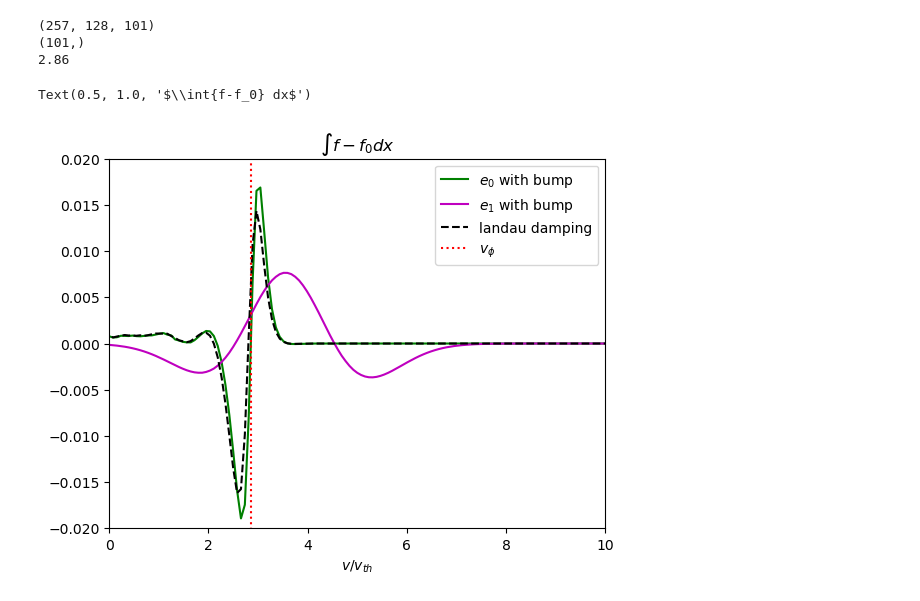
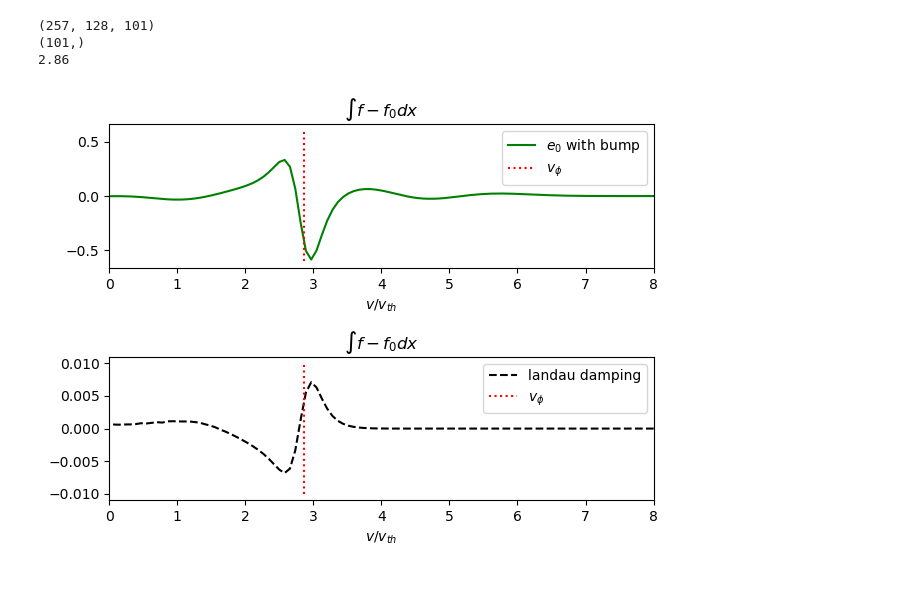
Before and after one commit to hasithperera/PHYS_783, a Jupyter notebook: vp/out/compare_run8.ipynb, the cells around one changed output. Saved outputs shown, nothing was run; the diff lists cells and outputs as text; code cells hidden in the pictures.

```diff
--- a/vp/out/compare_run8.ipynb
+++ b/vp/out/compare_run8.ipynb
@@ -6,8 +6,8 @@ import matplotlib.pyplot as plt
 
 
 
-dat_0 = sp.io.loadmat('./exp_8_0_data_f.mat')
-dat_1 = sp.io.loadmat('./exp_8_1_data_f.mat')
+dat_0 = sp.io.loadmat('./exp_8_6_data_f.mat')
+dat_1 = sp.io.loadmat('./exp_8_5_data_f.mat')
 # %%
 vx_ax = dat_0['v_ax'][0,:]
 x_ax = dat_0['x_ax'][0,:]
@@ -17,9 +17,11 @@ v_phi = dat_0['v_phi'][0,0]
 f1_0 = dat_0['f1']
 
 ## get exp 2 data
-
-f1_1 = dat_1['f1']
-f3_1 = dat_1['f3']
+try:
+    f1_1 = dat_1['f1']
+    f3_1 = dat_1['f3']
+except:
+    pass
 # %%
 print(f1_0.shape)
 print(t_ax.shape)
@@ -30,19 +32,31 @@ print(v_phi)
 2.86
 # %%
 
-y_lim = .03
+y_lim = .6
 
+plt.subplot(211)
 plt.plot(vx_ax,np.sum(f1_1[:,:,-1],axis=1)-np.sum(f1_1[:,:,0],axis=1),'g',label='$e_0$ with bump')
-plt.plot(vx_ax,np.sum(f3_1[:,:,-1],axis=1)-np.sum(f3_1[:,:,0],axis=1),'m',label='$e_1$ with bump')
-plt.plot(vx_ax,np.sum(f1_0[:,:,-1],axis=1)-np.sum(f1_0[:,:,0],axis=1),'--k',label='landau damping')
+#plt.plot(vx_ax,np.sum(f3_1[:,:,-1],axis=1)-np.sum(f3_1[:,:,0],axis=1),'m',label='$e_1$ with bump')
+
+plt.plot([v_phi,v_phi],[-y_lim,y_lim],':r',label='$v_\phi$')
+plt.legend(loc='upper right')
+plt.xlim([0,8])
+plt.xlabel('$v/v_{th}$')
+#plt.ylim([-.02,0.02])
+plt.title('$\int{f-f_0} dx$')
+
+y_lim = .01
+plt.subplot(212)
+plt.plot(vx_ax,(np.sum(f1_0[:,:,-1],axis=1)-np.sum(f1_0[:,:,0],axis=1)),'--k',label='landau damping')
 
 
 plt.plot([v_phi,v_phi],[-y_lim,y_lim],':r',label='$v_\phi$')
 plt.legend(loc='upper right')
-plt.xlim([0,10])
+plt.xlim([0,8])
 plt.xlabel('$v/v_{th}$')
-plt.ylim([-.02,0.02])
+#plt.ylim([-.02,0.02])
 plt.title('$\int{f-f_0} dx$')
+
+plt.tight_layout()
 # %% [output]
-Text(0.5, 1.0, '$\\int{f-f_0} dx$')
-[figure, old version]
+[figure, new version]
```
Also changed, not shown: 13 other files.
